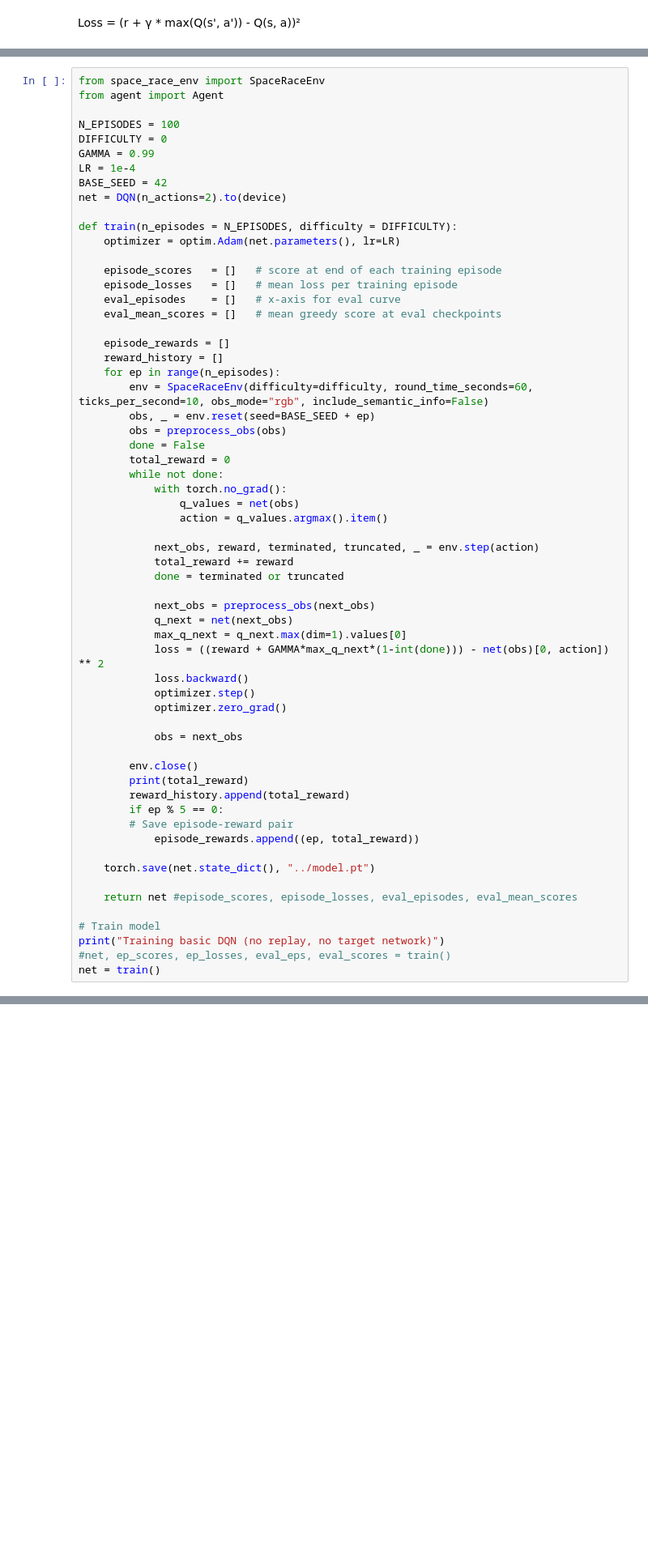
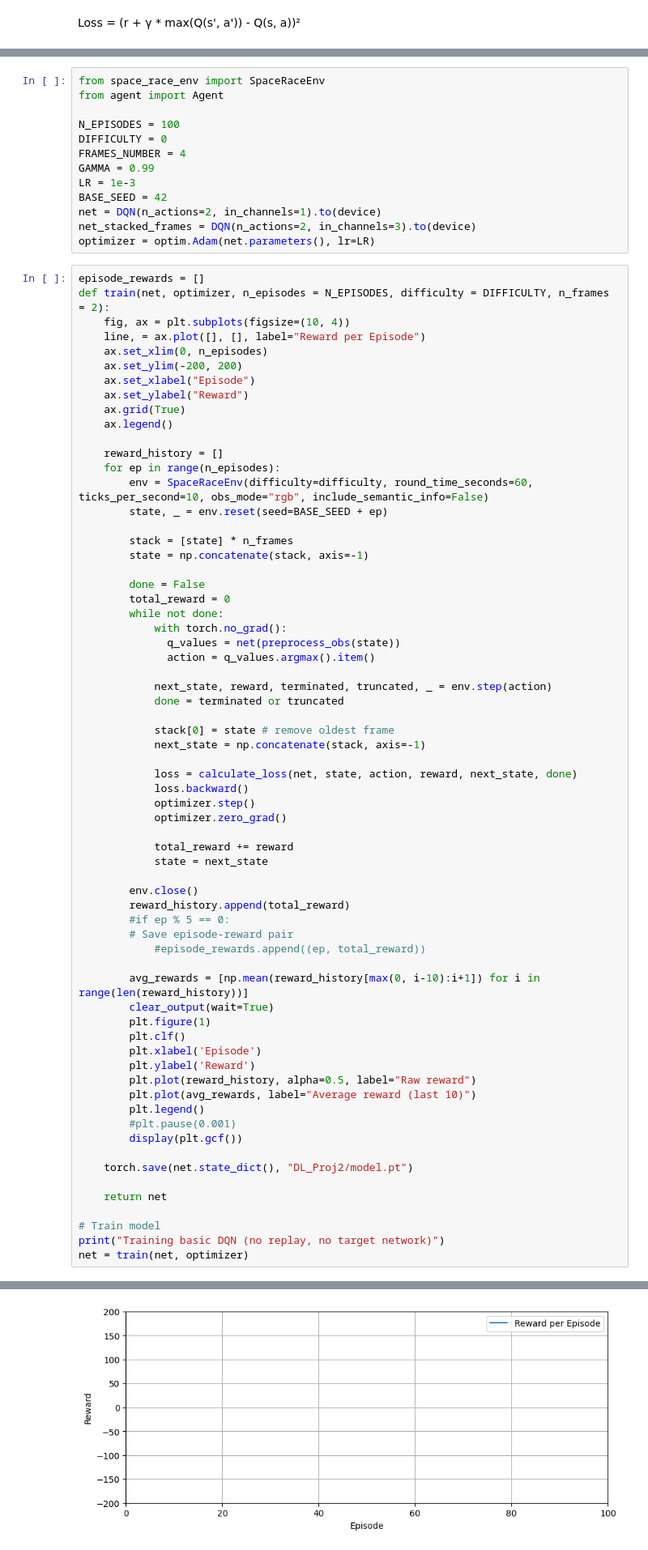
Before and after one commit to rarosilva/DL_Proj2, a Jupyter notebook: tasks/task1.ipynb, the cells around one changed output, grey strips where cells are left out. Shown at 81% size. Cells and saved outputs as stored; diff of their text form; blank space fills up the shorter version.

Commit message:
Multiple frames

```diff
--- a/tasks/task1.ipynb
+++ b/tasks/task1.ipynb
@@ -192,61 +123,80 @@ net = train()
+# %%
+from space_race_env import SpaceRaceEnv
+from agent import Agent
+
+N_EPISODES = 100
+DIFFICULTY = 0
+FRAMES_NUMBER = 4
+GAMMA = 0.99
+LR = 1e-3
+BASE_SEED = 42
+net = DQN(n_actions=2, in_channels=1).to(device)
+net_stacked_frames = DQN(n_actions=2, in_channels=3).to(device)
+optimizer = optim.Adam(net.parameters(), lr=LR)
 # %%
-from space_race_env import SpaceRaceEnv
-from agent import Agent
+episode_rewards = []
+def train(net, optimizer, n_episodes = N_EPISODES, difficulty = DIFFICULTY, n_frames = 2):
+    fig, ax = plt.subplots(figsize=(10, 4))
+    line, = ax.plot([], [], label="Reward per Episode")
+    ax.set_xlim(0, n_episodes)
+    ax.set_ylim(-200, 200)
+    ax.set_xlabel("Episode")
+    ax.set_ylabel("Reward")
+    ax.grid(True)
+    ax.legend()
 
-N_EPISODES = 100
-DIFFICULTY = 0
-GAMMA = 0.99
-LR = 1e-4
-BASE_SEED = 42
-net = DQN(n_actions=2).to(device)
-
-def train(n_episodes = N_EPISODES, difficulty = DIFFICULTY):
-    optimizer = optim.Adam(net.parameters(), lr=LR)
-
-    episode_scores   = []   # score at end of each training episode
-    episode_losses   = []   # mean loss per training episode
-    eval_episodes    = []   # x-axis for eval curve
-    eval_mean_scores = []   # mean greedy score at eval checkpoints
-
-    episode_rewards = []
     reward_history = []
     for ep in range(n_episodes):
         env = SpaceRaceEnv(difficulty=difficulty, round_time_seconds=60, ticks_per_second=10, obs_mode="rgb", include_semantic_info=False)
-        obs, _ = env.reset(seed=BASE_SEED + ep)
-        obs = preprocess_obs(obs)
+        state, _ = env.reset(seed=BASE_SEED + ep)
+
+        stack = [state] * n_frames
+        state = np.concatenate(stack, axis=-1)
+
         done = False
         total_reward = 0
         while not done:
             with torch.no_grad():
-                q_values = net(obs)
-                action = q_values.argmax().item()
+              q_values = net(preprocess_obs(state))
+              action = q_values.argmax().item()
 
-            next_obs, reward, terminated, truncated, _ = env.step(action)
-            total_reward += reward
+            next_state, reward, terminated, truncated, _ = env.step(action)
             done = terminated or truncated
 
-            next_obs = preprocess_obs(next_obs)
-            q_next = net(next_obs)
-            max_q_next = q_next.max(dim=1).values[0]
-            loss = ((reward + GAMMA*max_q_next*(1-int(done))) - net(obs)[0, action]) ** 2
+            stack[0] = state # remove oldest frame
+            next_state = np.concatenate(stack, axis=-1)
+
+            loss = calculate_loss(net, state, action, reward, next_state, done)
             loss.backward()
             optimizer.step()
             optimizer.zero_grad()
 
-            obs = next_obs
+            total_reward += reward
+            state = next_state
 
         env.close()
-        print(total_reward)
         reward_history.append(total_reward)
-        if ep % 5 == 0:
+        #if ep % 5 == 0:
         # Save episode-reward pair
-            episode_rewards.append((ep, total_reward))
+            #episode_rewards.append((ep, total_reward))
 
-    torch.save(net.state_dict(), "../model.pt")
+        avg_rewards = [np.mean(reward_history[max(0, i-10):i+1]) for i in range(len(reward_history))]
+        clear_output(wait=True)
+        plt.figure(1)
+        plt.clf()
+        plt.xlabel('Episode')
+        plt.ylabel('Reward')
+        plt.plot(reward_history, alpha=0.5, label="Raw reward")
+        plt.plot(avg_rewards, label="Average reward (last 10)")
+        plt.legend()
+        #plt.pause(0.001)
+        display(plt.gcf())
 
-    return net #episode_scores, episode_losses, eval_episodes, eval_mean_scores
+    torch.save(net.state_dict(), "DL_Proj2/model.pt")
+
+    return net
 
 # Train model
 print("Training basic DQN (no replay, no target network)")
-#net, ep_scores, ep_losses, eval_eps, eval_scores = train()
-net = train()
+net = train(net, optimizer)
+# %% [output]
@@ -252,0 +205 @@ net = train()
+[figure, added]
```
Also changed, not shown: parts of 7 cells of this notebook, 1 other file.
